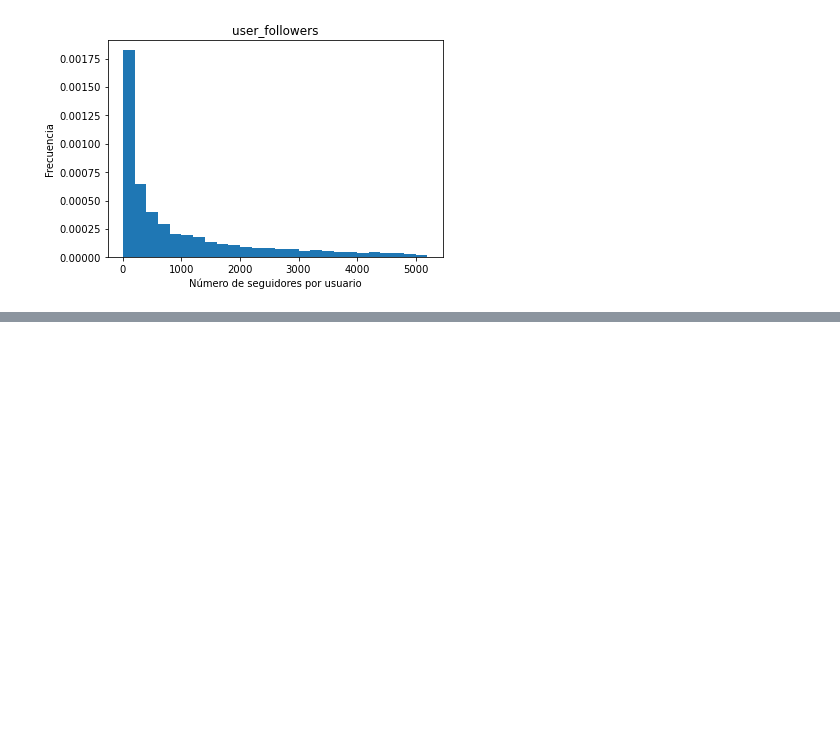
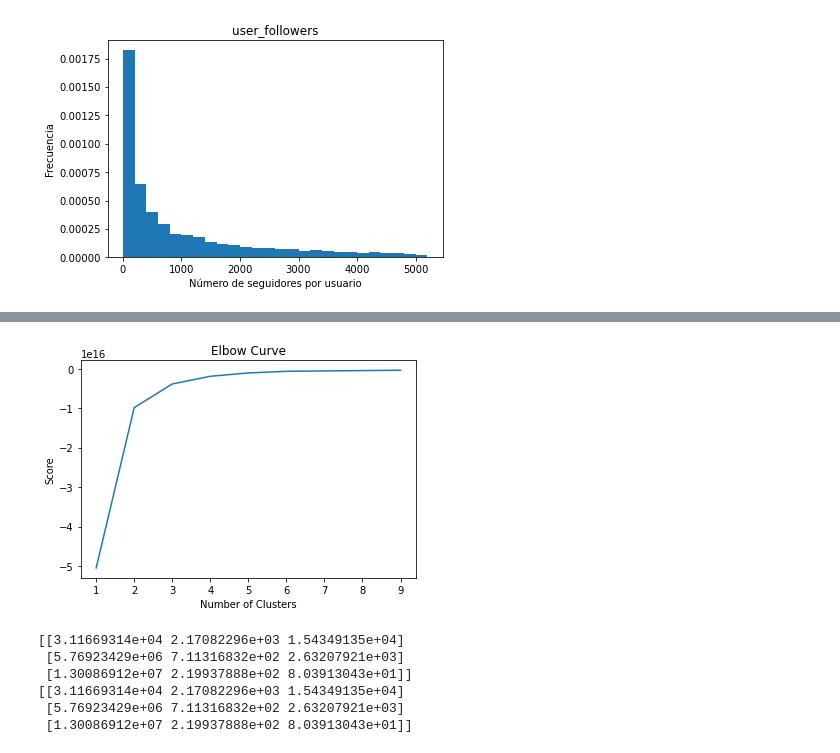
Before and after one commit to A01652297/AnaliticaReto1, a Jupyter notebook: Obtención de estadisticas descriptivas.ipynb, the cells around one changed output, grey strips where cells are left out. Cells and saved outputs as stored; diff of their text form; code cells hidden in the pictures; blank space fills up the shorter version.

```diff
--- a/Obtención de estadisticas descriptivas.ipynb
+++ b/Obtención de estadisticas descriptivas.ipynb
@@ -275,0 +302,27 @@ plt.show()
+# %%
+Nc = range(1, 10)
+kmeans = [KMeans(n_clusters=i) for i in Nc]
+kmeans
+score = [kmeans[i].fit(X).score(X) for i in range(len(kmeans))]
+score
+plt.plot(Nc,score)
+plt.xlabel('Number of Clusters')
+plt.ylabel('Score')
+plt.title('Elbow Curve')
+plt.show()
+# %% [output]
+[figure, added]
+# %%
+kmeans = KMeans(n_clusters=3).fit(X)
+centroids = kmeans.cluster_centers_
+print(centroids)
+kmeans = KMeans(n_clusters=3).fit(X)
+centroids = kmeans.cluster_centers_
+print(centroids)
+# %% [output]
+[[3.11669314e+04 2.17082296e+03 1.54349135e+04]
+ [5.76923429e+06 7.11316832e+02 2.63207921e+03]
+ [1.30086912e+07 2.19937888e+02 8.03913043e+01]]
+[[3.11669314e+04 2.17082296e+03 1.54349135e+04]
+ [5.76923429e+06 7.11316832e+02 2.63207921e+03]
+ [1.30086912e+07 2.19937888e+02 8.03913043e+01]]
```
Also changed, not shown: parts of 10 cells of this notebook.
